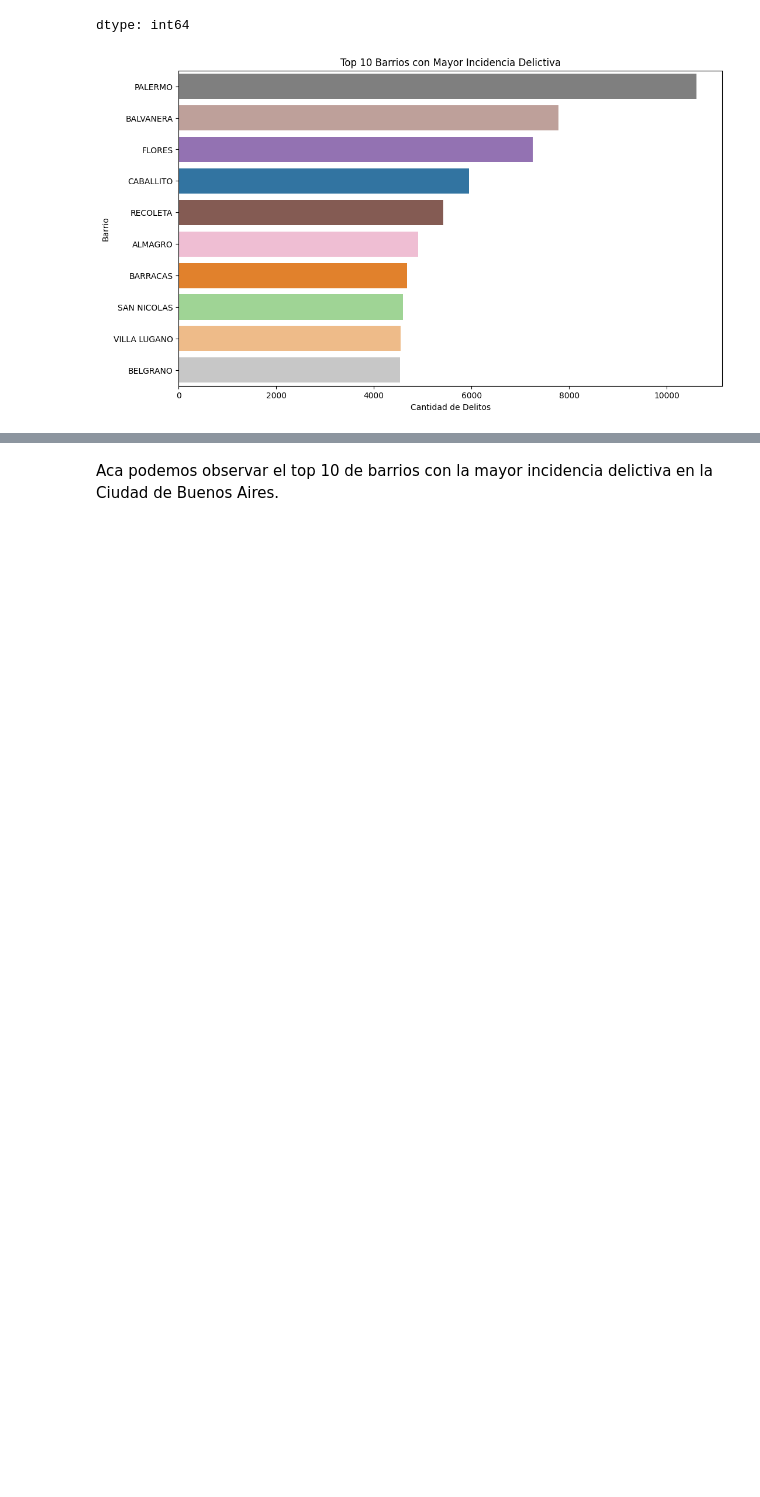
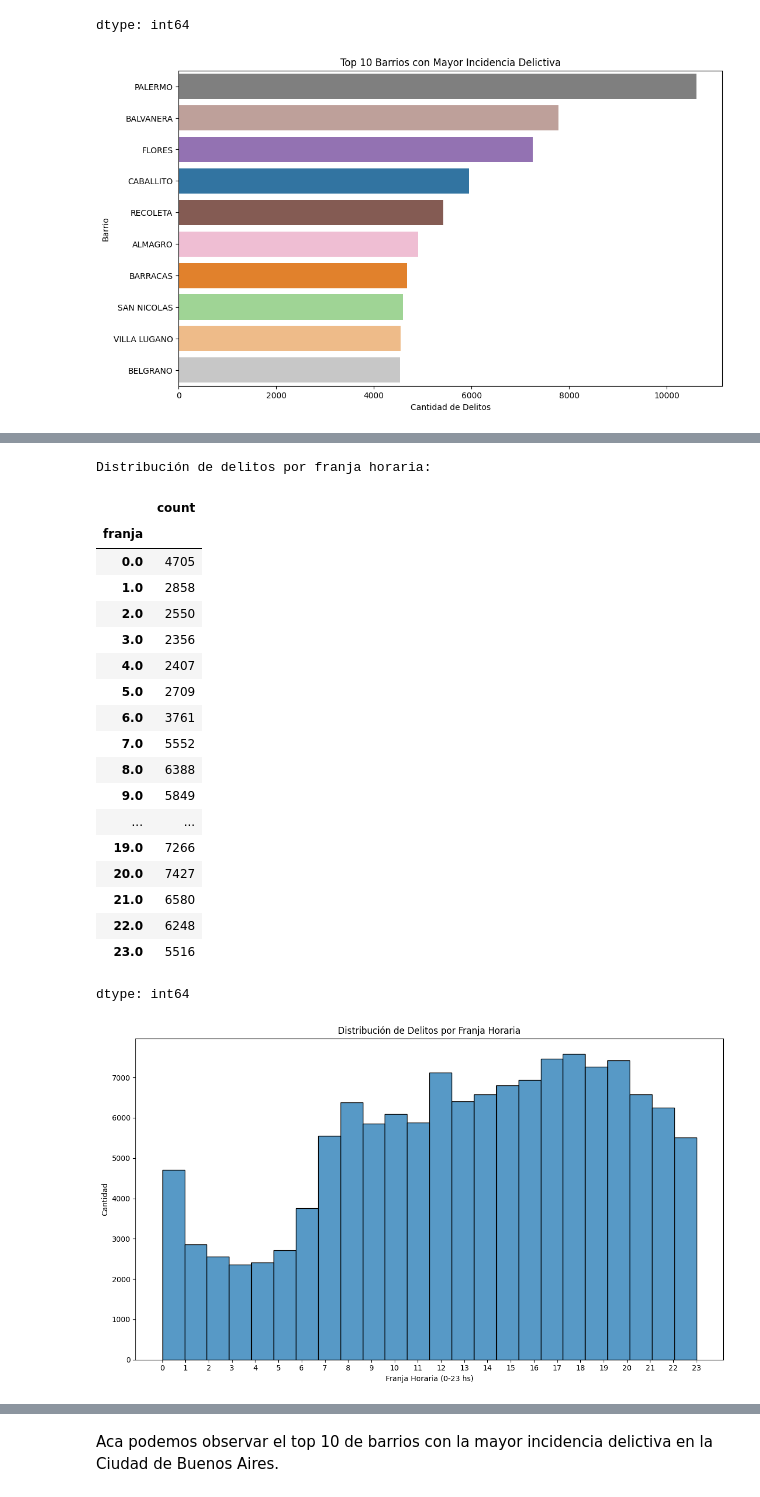
Before and after one commit to ChronosXV/Ingenieria_Software, a Jupyter notebook: Proyecto/UGR_Ing_de_Software_Grupo_2_TP.ipynb, the cells around one changed output, grey strips where cells are left out. Saved outputs shown, nothing was run; the diff lists cells and outputs as text; code cells hidden in the pictures; blank space fills up the shorter version.

```diff
--- a/Proyecto/UGR_Ing_de_Software_Grupo_2_TP.ipynb
+++ b/Proyecto/UGR_Ing_de_Software_Grupo_2_TP.ipynb
@@ -379,0 +434,35 @@ dtype: int64
+# %%
+# Distribución de delitos por franja horaria
+print("\nDistribución de delitos por franja horaria:")
+display(df_delitos['franja'].value_counts().sort_index())
+
+plt.figure(figsize=(12, 7))
+sns.histplot(df_delitos['franja'].dropna(), bins=24, kde=False, palette='viridis')
+plt.title('Distribución de Delitos por Franja Horaria')
+plt.xlabel('Franja Horaria (0-23 hs)')
+plt.ylabel('Cantidad')
+plt.xticks(range(0, 24))
+plt.tight_layout()
+plt.show()
+# %% [output]
+Distribución de delitos por franja horaria:
+|  | count |
+| franja |  |
+| 0.0 | 4705 |
+| 1.0 | 2858 |
+| 2.0 | 2550 |
+| 3.0 | 2356 |
+| 4.0 | 2407 |
+| 5.0 | 2709 |
+| 6.0 | 3761 |
+| 7.0 | 5552 |
+| 8.0 | 6388 |
+| 9.0 | 5849 |
+| ... | ... |
+| 19.0 | 7266 |
+| 20.0 | 7427 |
+| 21.0 | 6580 |
+| 22.0 | 6248 |
+| 23.0 | 5516 |
+dtype: int64
+[figure, added]
```
Also changed, not shown: parts of 27 cells of this notebook.
